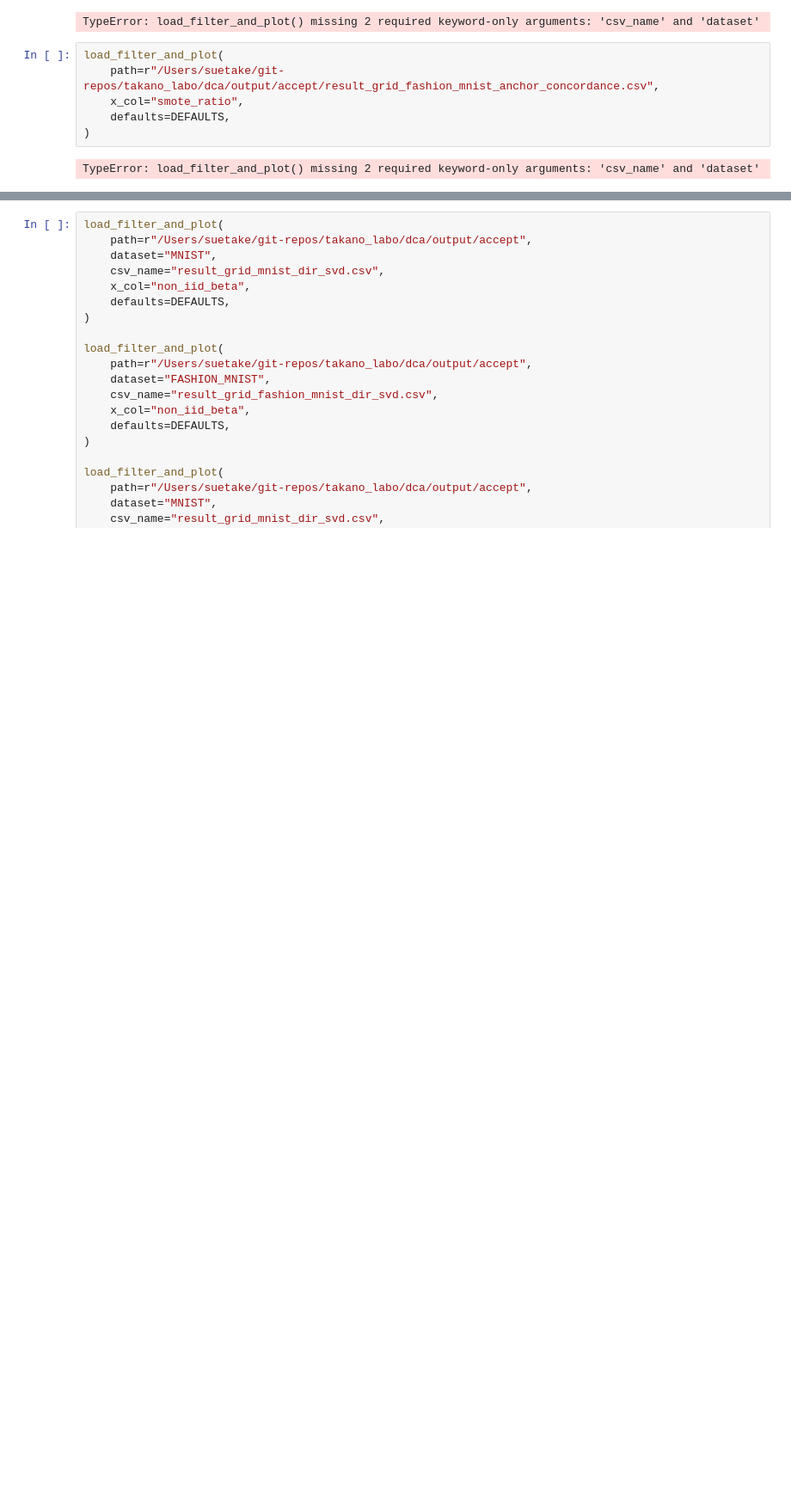
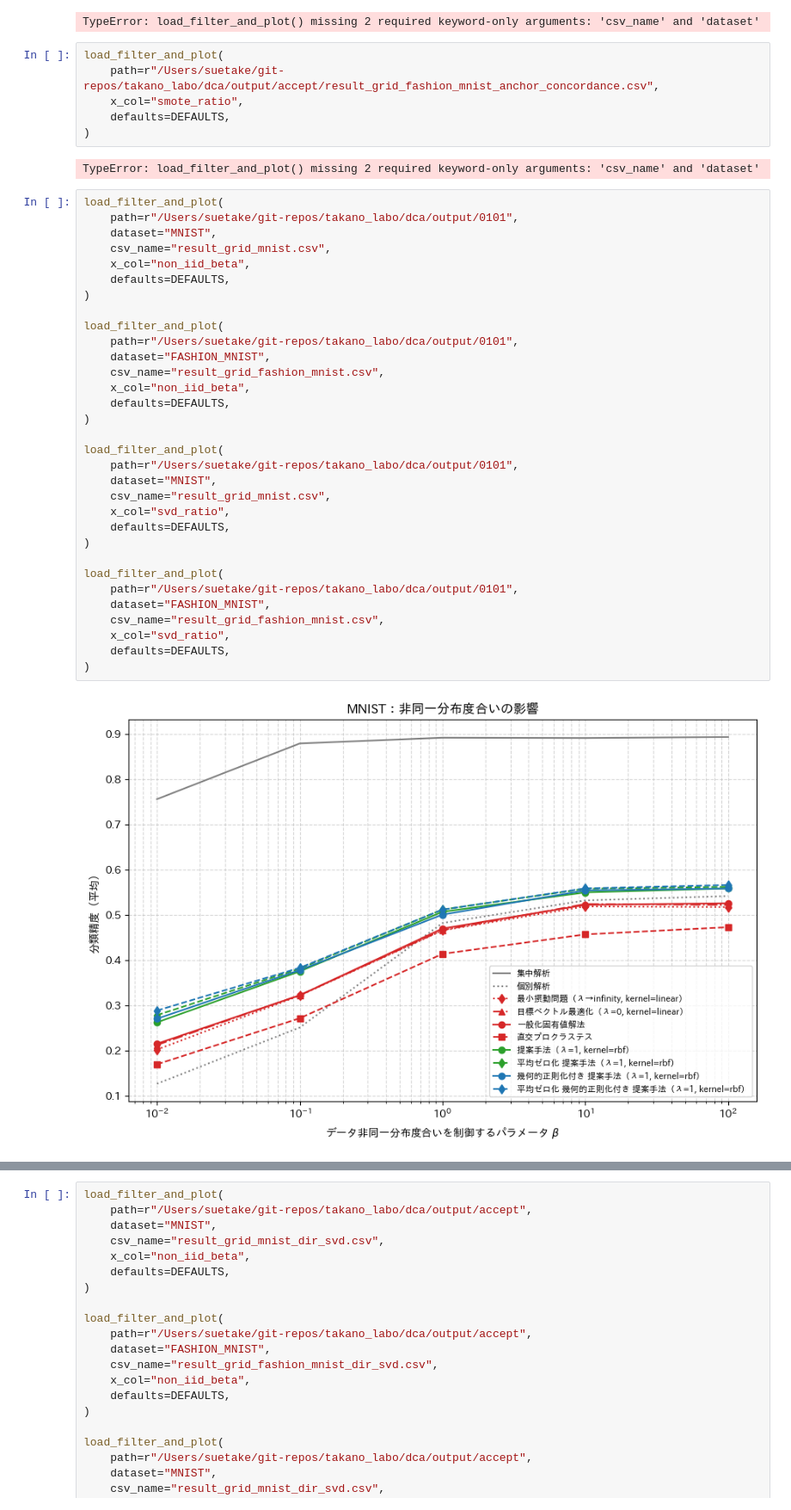
Before and after one commit to takano-lab/data-collaboration-analysis, a Jupyter notebook: 実験用/卒論可視化.ipynb, the cells around one changed output, grey strips where cells are left out. Shown at 86% size. Cells and saved outputs as stored; diff of their text form; blank space fills up the shorter version.

```diff
--- a/実験用/卒論可視化.ipynb
+++ b/実験用/卒論可視化.ipynb
@@ -616,3 +616,37 @@ load_filter_and_plot(
 )
 # %% [output]
 TypeError: load_filter_and_plot() missing 2 required keyword-only arguments: 'csv_name' and 'dataset'
+# %%
+load_filter_and_plot(
+    path=r"/Users/suetake/git-repos/takano_labo/dca/output/0101",
+    dataset="MNIST",
+    csv_name="result_grid_mnist.csv",
+    x_col="non_iid_beta",
+    defaults=DEFAULTS,
+)
+
+load_filter_and_plot(
+    path=r"/Users/suetake/git-repos/takano_labo/dca/output/0101",
+    dataset="FASHION_MNIST",
+    csv_name="result_grid_fashion_mnist.csv",
+    x_col="non_iid_beta",
+    defaults=DEFAULTS,
+)
+
+load_filter_and_plot(
+    path=r"/Users/suetake/git-repos/takano_labo/dca/output/0101",
+    dataset="MNIST",
+    csv_name="result_grid_mnist.csv",
+    x_col="svd_ratio",
+    defaults=DEFAULTS,
+)
+
+load_filter_and_plot(
+    path=r"/Users/suetake/git-repos/takano_labo/dca/output/0101",
+    dataset="FASHION_MNIST",
+    csv_name="result_grid_fashion_mnist.csv",
+    x_col="svd_ratio",
+    defaults=DEFAULTS,
+)
+# %% [output]
+[figure, added]
```
Also changed, not shown: parts of 1 cell of this notebook, 7 other files.
